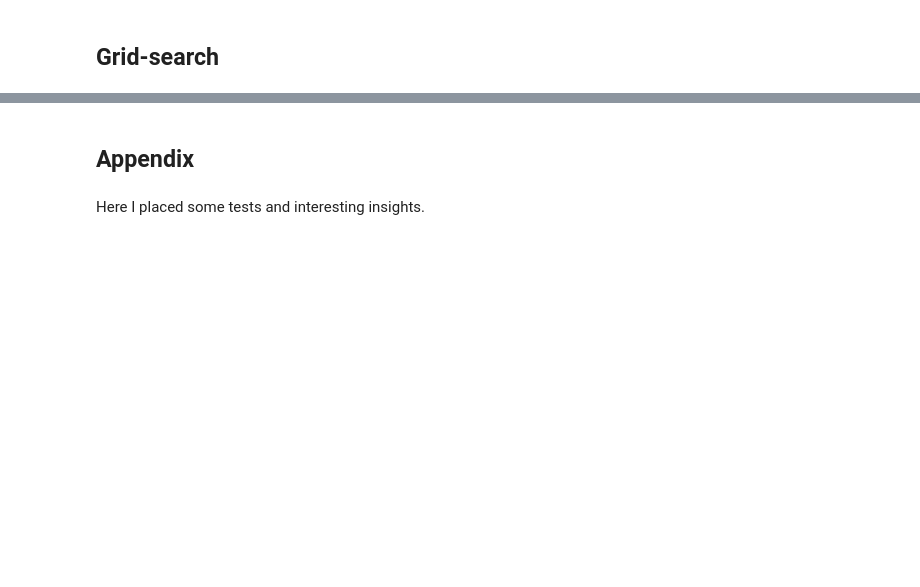
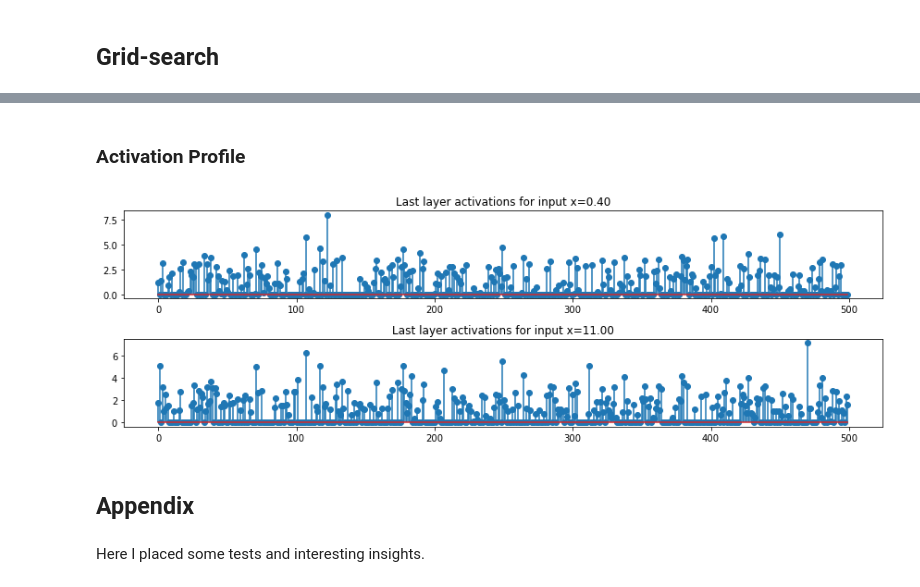
Before and after one commit to SaverioMonaco/NN-DeepLearning-Projects, a Jupyter notebook: 1. Supervised Deep Learning/Monaco-HW1-Regression.ipynb, the cells around one changed output, grey strips where cells are left out. Drawn from its saved outputs; the diff is of its cells as text; code cells hidden in the pictures; blank space fills up the shorter version.

```diff
--- a/1. Supervised Deep Learning/Monaco-HW1-Regression.ipynb
+++ b/1. Supervised Deep Learning/Monaco-HW1-Regression.ipynb
@@ -404,3 +448,9 @@ net.show_regression(train_dataloader)
+# %% [markdown]
+### Activation Profile
+# %%
+best_net.plot_netactivations([0.4,11])
+# %% [output]
+[figure, added]
 # %% [markdown]
 ## Appendix
 # %% [markdown]
```
Also changed, not shown: parts of 16 cells of this notebook, 9 other files.
